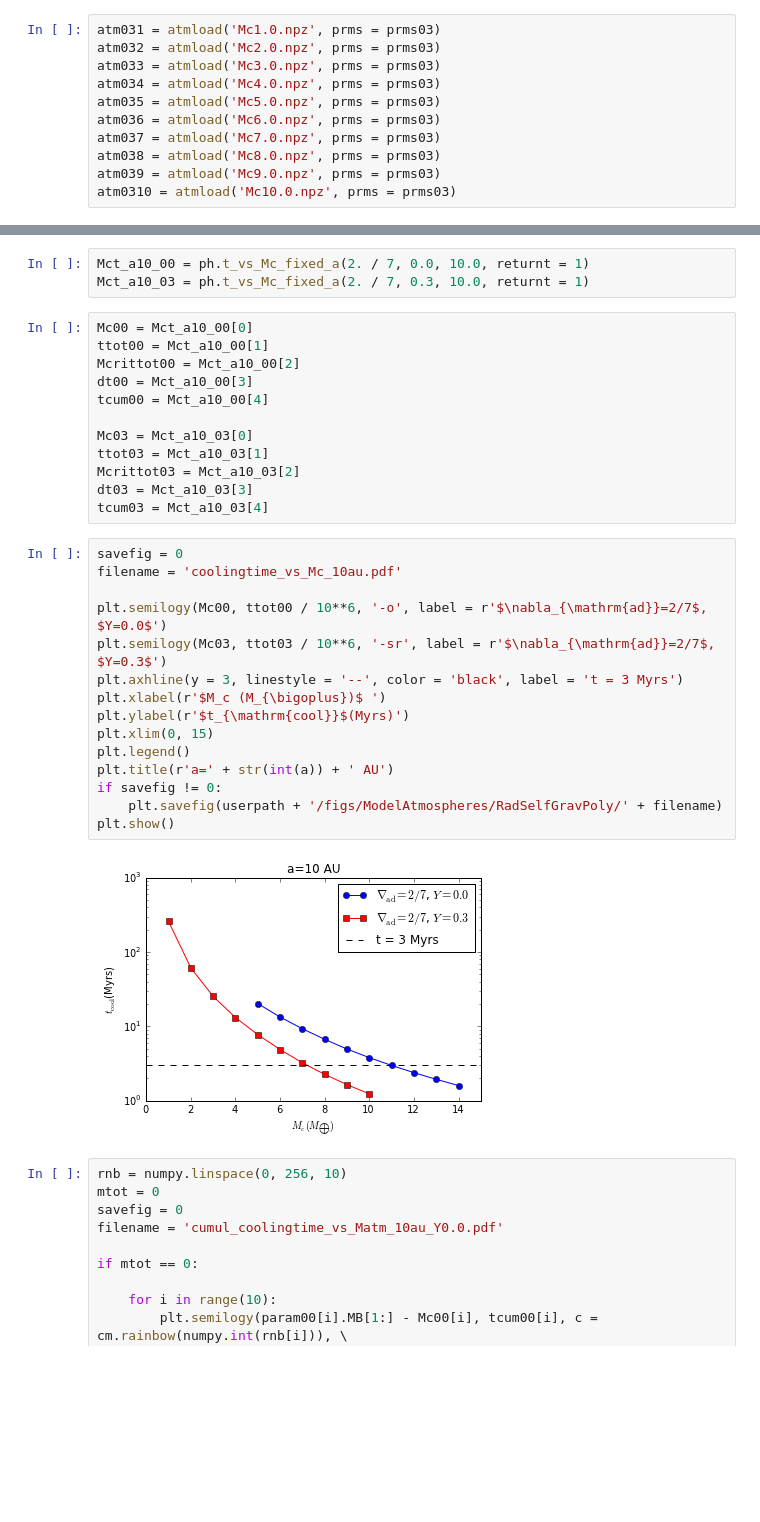
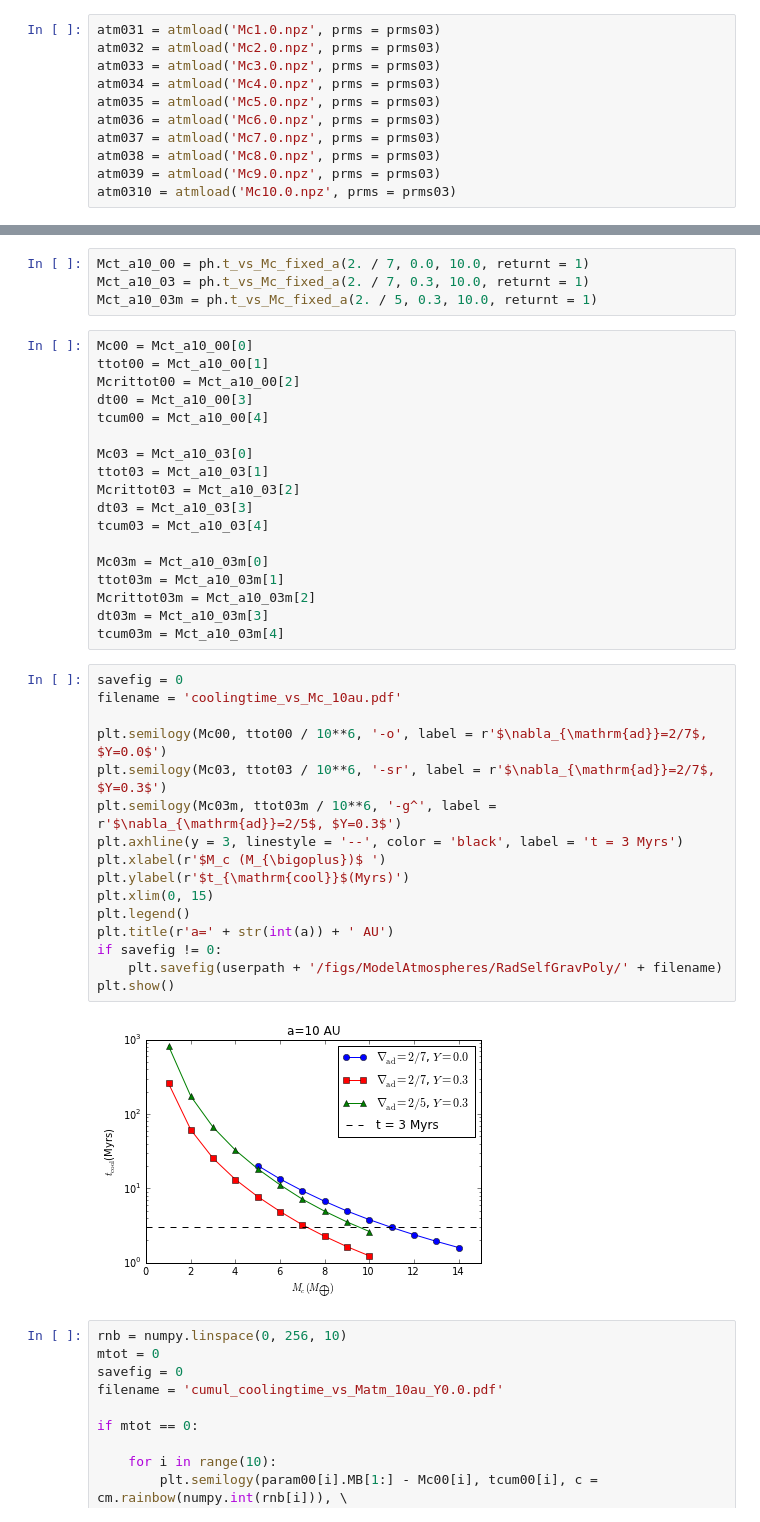
Before and after one commit to apiso/core_accretion, a Jupyter notebook: python/RadSGPoly/cooling_fixed_disklife.ipynb, the cells around one changed output, grey strips where cells are left out. Saved outputs shown, nothing was run; the diff lists cells and outputs as text; blank space fills up the shorter version.

Commit message:
added delad=2/5, Y=0.3 data to the plots, for comparison

```diff
--- a/python/RadSGPoly/cooling_fixed_disklife.ipynb
+++ b/python/RadSGPoly/cooling_fixed_disklife.ipynb
@@ -58,6 +78,7 @@ Mc03 = numpy.linspace(1, 10, 10)
 # %%
 Mct_a10_00 = ph.t_vs_Mc_fixed_a(2. / 7, 0.0, 10.0, returnt = 1)
 Mct_a10_03 = ph.t_vs_Mc_fixed_a(2. / 7, 0.3, 10.0, returnt = 1)
+Mct_a10_03m = ph.t_vs_Mc_fixed_a(2. / 5, 0.3, 10.0, returnt = 1)
 # %%
 Mc00 = Mct_a10_00[0]
 ttot00 = Mct_a10_00[1]
@@ -70,23 +91,30 @@ ttot03 = Mct_a10_03[1]
 Mcrittot03 = Mct_a10_03[2]
 dt03 = Mct_a10_03[3]
 tcum03 = Mct_a10_03[4]
+
+Mc03m = Mct_a10_03m[0]
+ttot03m = Mct_a10_03m[1]
+Mcrittot03m = Mct_a10_03m[2]
+dt03m = Mct_a10_03m[3]
+tcum03m = Mct_a10_03m[4]
 # %%
 savefig = 0
 filename = 'coolingtime_vs_Mc_10au.pdf'
 
 plt.semilogy(Mc00, ttot00 / 10**6, '-o', label = r'$\nabla_{\mathrm{ad}}=2/7$, $Y=0.0$')
 plt.semilogy(Mc03, ttot03 / 10**6, '-sr', label = r'$\nabla_{\mathrm{ad}}=2/7$, $Y=0.3$')
+plt.semilogy(Mc03m, ttot03m / 10**6, '-g^', label = r'$\nabla_{\mathrm{ad}}=2/5$, $Y=0.3$')
 plt.axhline(y = 3, linestyle = '--', color = 'black', label = 't = 3 Myrs')
 plt.xlabel(r'$M_c (M_{\bigoplus})$ ')
 plt.ylabel(r'$t_{\mathrm{cool}}$(Myrs)')
 plt.xlim(0, 15)
 plt.legend()
 plt.title(r'a=' + str(int(a)) + ' AU')
 if savefig != 0:
     plt.savefig(userpath + '/figs/ModelAtmospheres/RadSelfGravPoly/' + filename)
 plt.show()
 # %% [output]
-[figure, old version]
+[figure, new version]
 # %%
 rnb = numpy.linspace(0, 256, 10)
 mtot = 0
```
Also changed, not shown: parts of 7 cells of this notebook, 4 other files.
